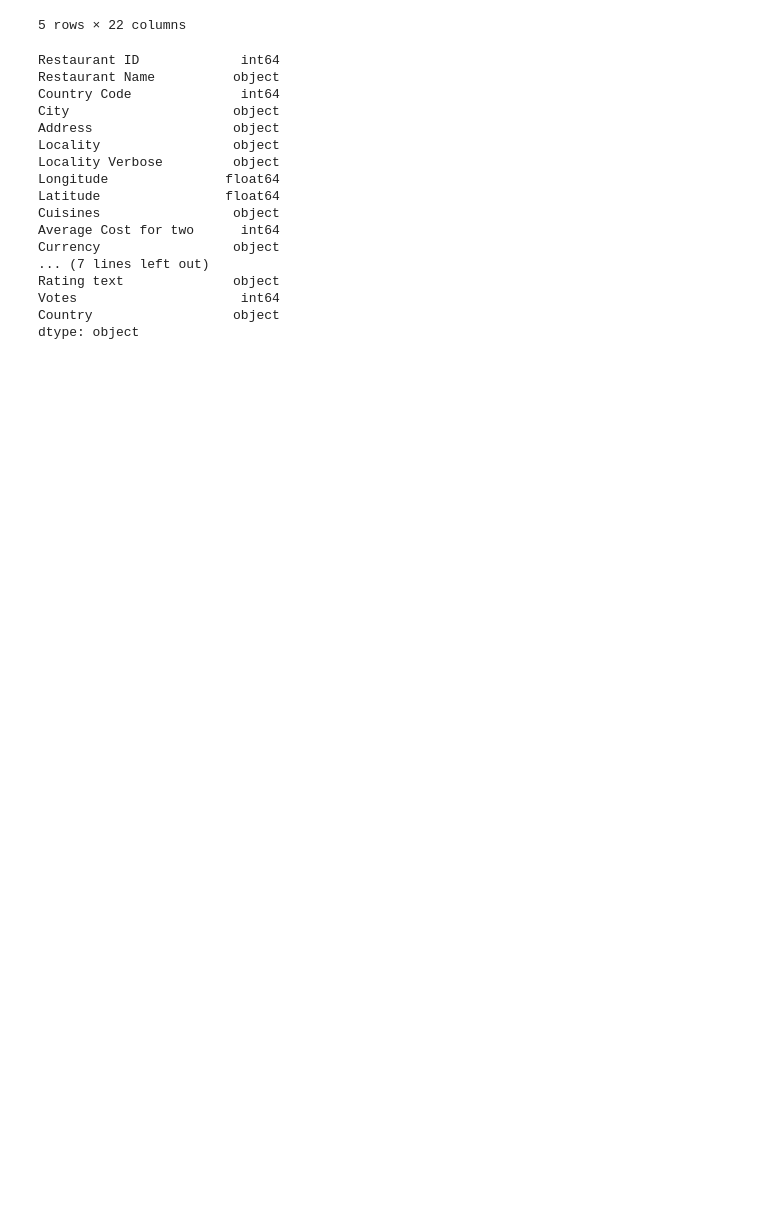
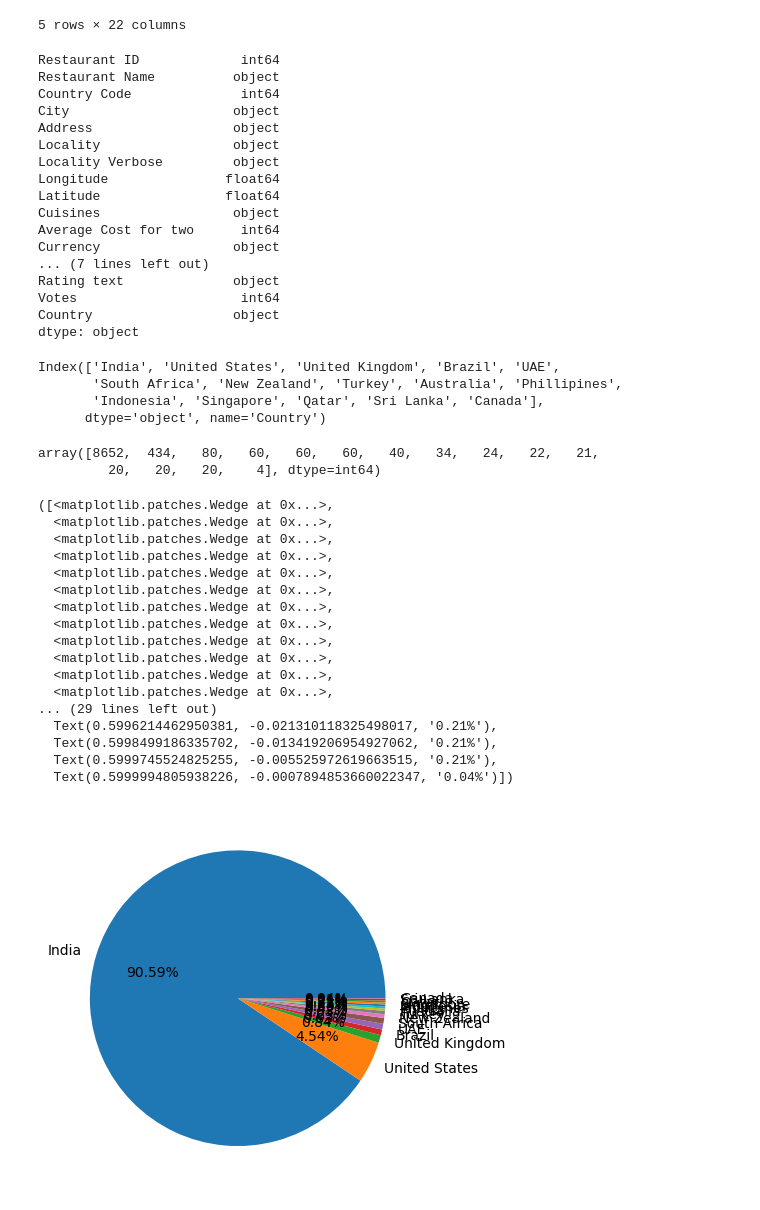
Before and after one commit to NebeyouMusie/EDA-Projects, a Jupyter notebook: Zomato-dataset/Zomatodataset/Untitled.ipynb, the cells around one changed output. Drawn from its saved outputs; the diff is of its cells as text; code cells hidden in the pictures; blank space fills up the shorter version.

```diff
--- a/Zomato-dataset/Zomatodataset/Untitled.ipynb
+++ b/Zomato-dataset/Zomatodataset/Untitled.ipynb
@@ -151,3 +151,42 @@ Rating text              object
 Votes                     int64
 Country                  object
 dtype: object
+# %%
+country_names = final_df["Country"].value_counts().index
+# %%
+country_names
+# %% [output]
+Index(['India', 'United States', 'United Kingdom', 'Brazil', 'UAE',
+       'South Africa', 'New Zealand', 'Turkey', 'Australia', 'Phillipines',
+       'Indonesia', 'Singapore', 'Qatar', 'Sri Lanka', 'Canada'],
+      dtype='object', name='Country')
+# %%
+country_value = final_df["Country"].value_counts().values
+# %%
+country_value
+# %% [output]
+array([8652,  434,   80,   60,   60,   60,   40,   34,   24,   22,   21,
+         20,   20,   20,    4], dtype=int64)
+# %%
+# Let's visuallize the country names and their respective values using a pie chart
+
+plt.pie(country_value, labels=country_names, autopct='%1.2f%%')
+# %% [output]
+([<matplotlib.patches.Wedge at 0x...>,
+  <matplotlib.patches.Wedge at 0x...>,
+  <matplotlib.patches.Wedge at 0x...>,
+  <matplotlib.patches.Wedge at 0x...>,
+  <matplotlib.patches.Wedge at 0x...>,
+  <matplotlib.patches.Wedge at 0x...>,
+  <matplotlib.patches.Wedge at 0x...>,
+  <matplotlib.patches.Wedge at 0x...>,
+  <matplotlib.patches.Wedge at 0x...>,
+  <matplotlib.patches.Wedge at 0x...>,
+  <matplotlib.patches.Wedge at 0x...>,
+  <matplotlib.patches.Wedge at 0x...>,
+... (29 lines left out)
+  Text(0.5996214462950381, -0.021310118325498017, '0.21%'),
+  Text(0.5998499186335702, -0.013419206954927062, '0.21%'),
+  Text(0.5999745524825255, -0.005525972619663515, '0.21%'),
+  Text(0.5999994805938226, -0.0007894853660022347, '0.04%')])
+[figure, added]
```
Also changed, not shown: parts of 7 cells of this notebook.
